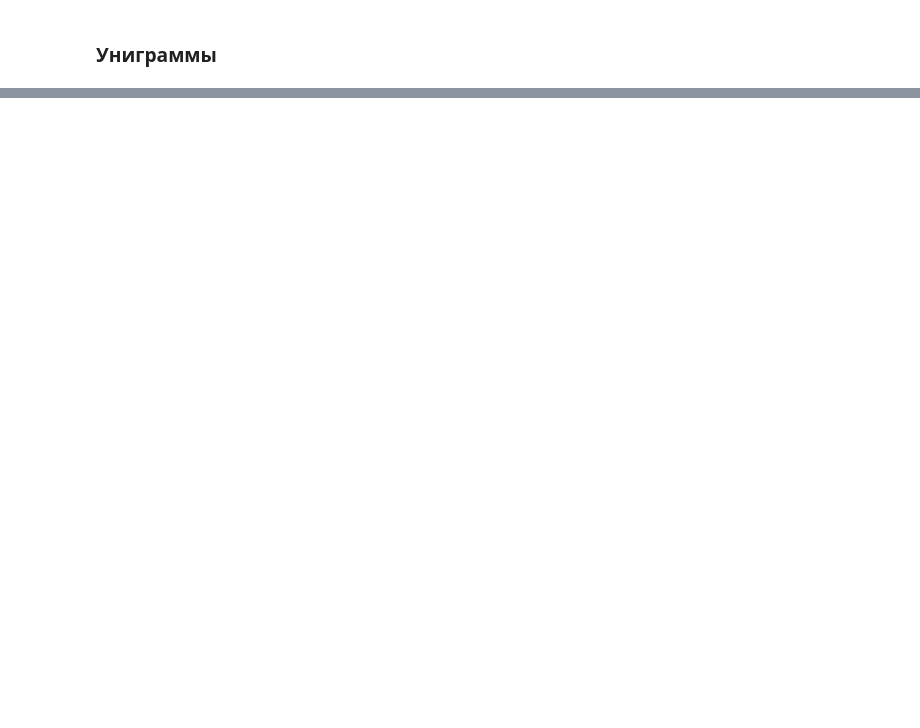
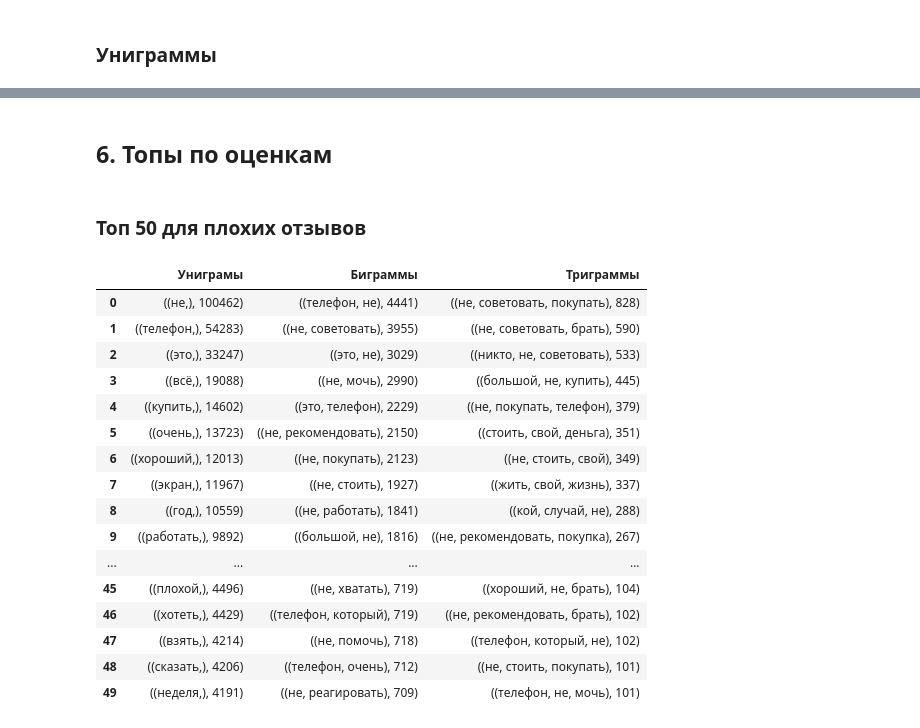
Before and after one commit to ivtroitskiy/nlp-basics, a Jupyter notebook: lesson1/notebook.ipynb, the cells around one changed output, grey strips where cells are left out. Drawn from its saved outputs; the diff is of its cells as text; code cells hidden in the pictures; blank space fills up the shorter version.

```diff
--- a/lesson1/notebook.ipynb
+++ b/lesson1/notebook.ipynb
@@ -303,0 +313,2 @@ if not "lemma" in df.columns:
+# %%
+df = df.drop_duplicates()
@@ -338,0 +441,8 @@ unigrams
+# %%
+
+un, bi, th = [], [], []
+for s in df['lemma']:
+    sent = s.split()
+    un.append(list(ngrams(sent, 1)))
+    bi.append(list(ngrams(sent, 2)))
+    th.append(list(ngrams(sent, 3)))
@@ -338,0 +451,4 @@ unigrams
+# %%
+un = [x for xs in un for x in xs]
+un_counter = Counter(un)
+un_counter.most_common(50)
@@ -338,0 +475,25 @@ unigrams
+# %%
+def ngrams_stats_nltk(data):
+
+    un, bi, th = [], [], []
+
+    for s in data:
+        sent = s.split()
+        un.append(list(ngrams(sent, 1)))
+        bi.append(list(ngrams(sent, 2)))
+        th.append(list(ngrams(sent, 3)))
+
+    un = [x for xs in un for x in xs]
+    un = Counter(un)
+
+    bi = [x for xs in bi for x in xs]
+    bi = Counter(bi)
+
+    th = [x for xs in th for x in xs]
+    th = Counter(th)
+
+    return pd.DataFrame({
+                        'Униграмы' : un.most_common(50),
+                        'Биграммы' : bi.most_common(50),
+                        'Триграммы' : th.most_common(50)
+                        })
@@ -338,0 +524,24 @@ unigrams
+# %% [markdown]
+## 6. Топы по оценкам
+# %% [markdown]
+### Топ 50 для плохих отзывов
+# %%
+ngrams_stats_nltk(df.loc[df["Rating"] < 3, "lemma"])
+# %% [output]
+|  | Униграмы | Биграммы | Триграммы |
+| 0 | ((не,), 100462) | ((телефон, не), 4441) | ((не, советовать, покупать), 828) |
+| 1 | ((телефон,), 54283) | ((не, советовать), 3955) | ((не, советовать, брать), 590) |
+| 2 | ((это,), 33247) | ((это, не), 3029) | ((никто, не, советовать), 533) |
+| 3 | ((всё,), 19088) | ((не, мочь), 2990) | ((большой, не, купить), 445) |
+| 4 | ((купить,), 14602) | ((это, телефон), 2229) | ((не, покупать, телефон), 379) |
+| 5 | ((очень,), 13723) | ((не, рекомендовать), 2150) | ((стоить, свой, деньга), 351) |
+| 6 | ((хороший,), 12013) | ((не, покупать), 2123) | ((не, стоить, свой), 349) |
+| 7 | ((экран,), 11967) | ((не, стоить), 1927) | ((жить, свой, жизнь), 337) |
+| 8 | ((год,), 10559) | ((не, работать), 1841) | ((кой, случай, не), 288) |
+| 9 | ((работать,), 9892) | ((большой, не), 1816) | ((не, рекомендовать, покупка), 267) |
+| ... | ... | ... | ... |
+| 45 | ((плохой,), 4496) | ((не, хватать), 719) | ((хороший, не, брать), 104) |
+| 46 | ((хотеть,), 4429) | ((телефон, который), 719) | ((не, рекомендовать, брать), 102) |
+| 47 | ((взять,), 4214) | ((не, помочь), 718) | ((телефон, который, не), 102) |
+| 48 | ((сказать,), 4206) | ((телефон, очень), 712) | ((не, стоить, покупать), 101) |
+| 49 | ((неделя,), 4191) | ((не, реагировать), 709) | ((телефон, не, мочь), 101) |
```
Also changed, not shown: parts of 59 cells of this notebook, 5 other files.
